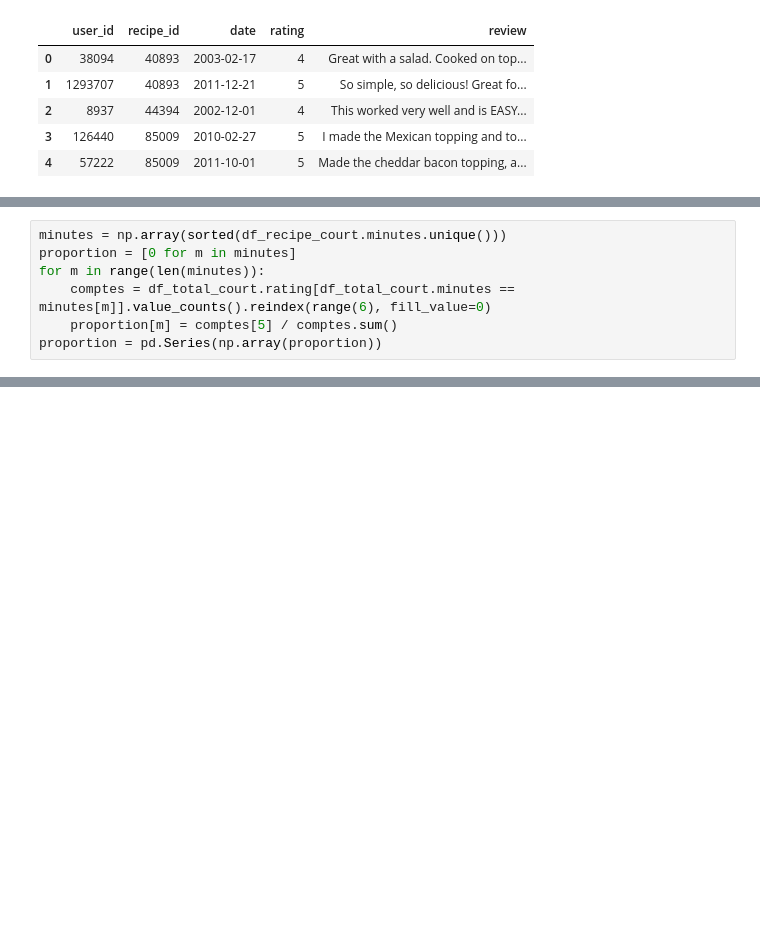
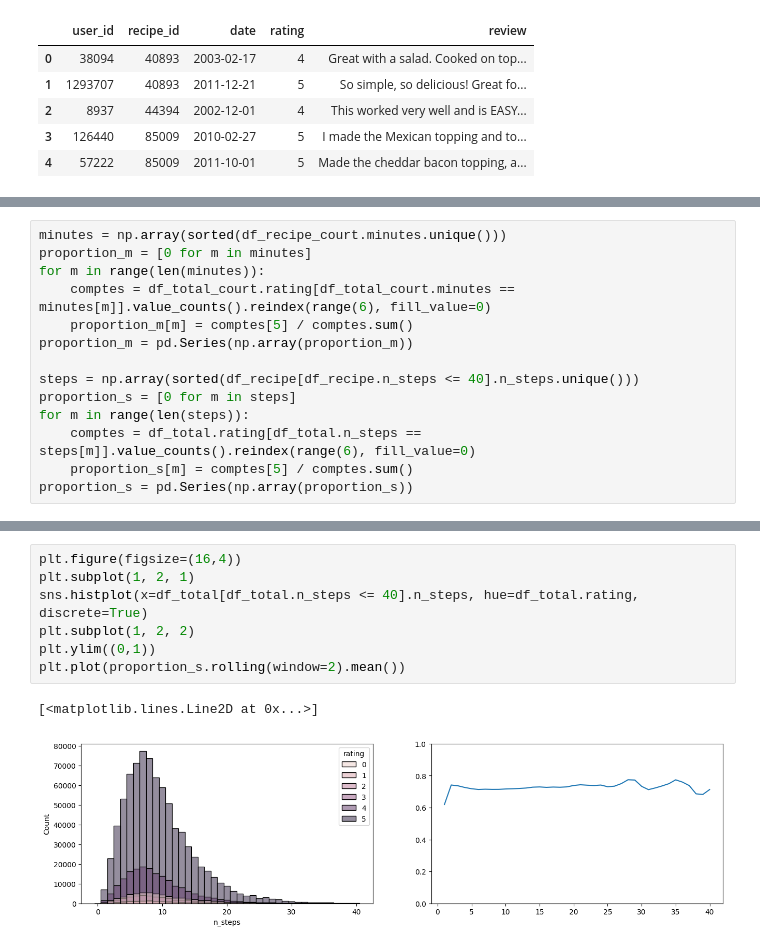
Before and after one commit to shanoether/kit_big_data_mangetamain, a Jupyter notebook: notebook/load_data.ipynb, the cells around one changed output, grey strips where cells are left out. Cells and saved outputs as stored; diff of their text form; blank space fills up the shorter version.

```diff
--- a/notebook/load_data.ipynb
+++ b/notebook/load_data.ipynb
@@ -57,10 +60,17 @@ sns.histplot(df_interaction, x="year", hue="rating", discrete=True, shrink=0.8)
 # %%
 minutes = np.array(sorted(df_recipe_court.minutes.unique()))
-proportion = [0 for m in minutes]
+proportion_m = [0 for m in minutes]
 for m in range(len(minutes)):
     comptes = df_total_court.rating[df_total_court.minutes == minutes[m]].value_counts().reindex(range(6), fill_value=0)
-    proportion[m] = comptes[5] / comptes.sum()
-proportion = pd.Series(np.array(proportion))
+    proportion_m[m] = comptes[5] / comptes.sum()
+proportion_m = pd.Series(np.array(proportion_m))
+
+steps = np.array(sorted(df_recipe[df_recipe.n_steps <= 40].n_steps.unique()))
+proportion_s = [0 for m in steps]
+for m in range(len(steps)):
+    comptes = df_total.rating[df_total.n_steps == steps[m]].value_counts().reindex(range(6), fill_value=0)
+    proportion_s[m] = comptes[5] / comptes.sum()
+proportion_s = pd.Series(np.array(proportion_s))
 # %%
 plt.figure(figsize=(16,4))
 plt.subplot(1, 2, 1)
@@ -72,0 +84,10 @@ plt.plot(minutes, proportion.rolling(window=10).mean())
+# %%
+plt.figure(figsize=(16,4))
+plt.subplot(1, 2, 1)
+sns.histplot(x=df_total[df_total.n_steps <= 40].n_steps, hue=df_total.rating, discrete=True)
+plt.subplot(1, 2, 2)
+plt.ylim((0,1))
+plt.plot(proportion_s.rolling(window=2).mean())
+# %% [output]
+[<matplotlib.lines.Line2D at 0x...>]
+[figure, added]
```
Also changed, not shown: parts of 5 cells of this notebook.
